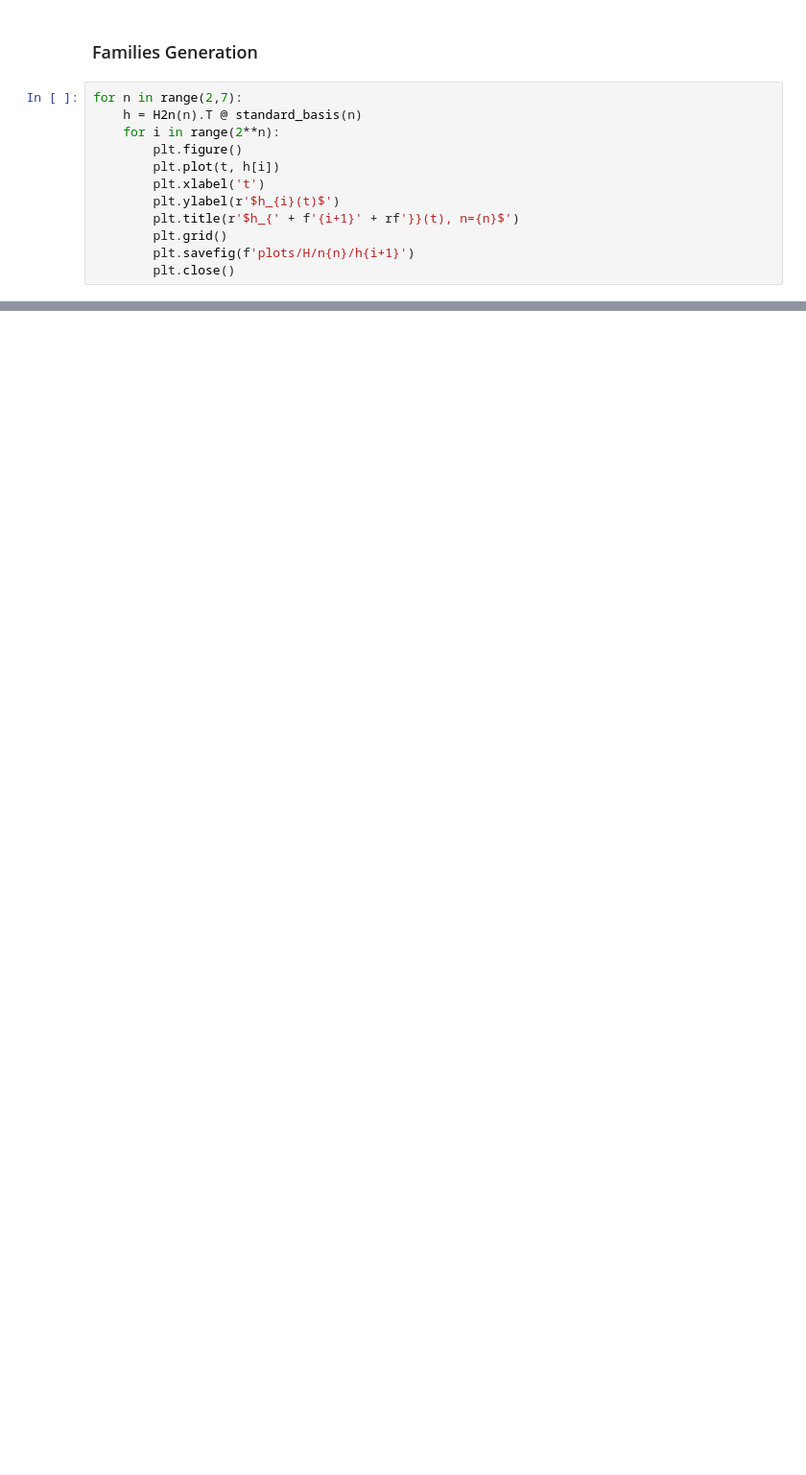
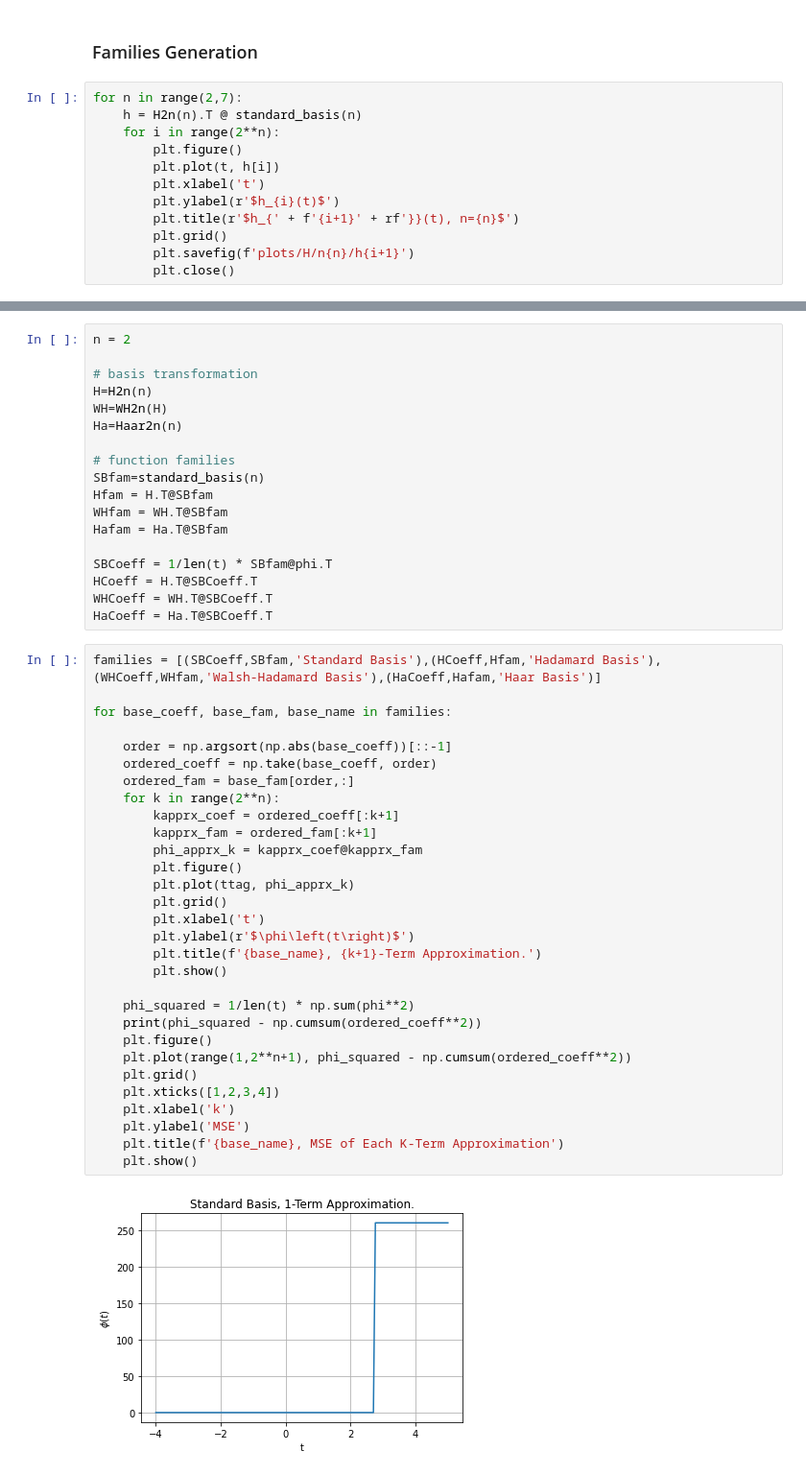
Before and after one commit to FlipperCoin/data-processing, a Jupyter notebook: hw2/Q2.ipynb, the cells around one changed output, grey strips where cells are left out. Shown: that part at 96% size. Saved outputs shown, nothing was run; the diff lists cells and outputs as text; blank space fills up the shorter version.

```diff
--- a/hw2/Q2.ipynb
+++ b/hw2/Q2.ipynb
@@ -45,0 +110,50 @@ for n in range(2,7):
+# %%
+n = 2
+
+# basis transformation
+H=H2n(n)
+WH=WH2n(H)
+Ha=Haar2n(n)
+
+# function families
+SBfam=standard_basis(n)
+Hfam = H.T@SBfam
+WHfam = WH.T@SBfam
+Hafam = Ha.T@SBfam
+
+SBCoeff = 1/len(t) * SBfam@phi.T
+HCoeff = H.T@SBCoeff.T
+WHCoeff = WH.T@SBCoeff.T
+HaCoeff = Ha.T@SBCoeff.T
+# %%
+families = [(SBCoeff,SBfam,'Standard Basis'),(HCoeff,Hfam,'Hadamard Basis'),(WHCoeff,WHfam,'Walsh-Hadamard Basis'),(HaCoeff,Hafam,'Haar Basis')]
+
+for base_coeff, base_fam, base_name in families:
+
+    order = np.argsort(np.abs(base_coeff))[::-1]
+    ordered_coeff = np.take(base_coeff, order)
+    ordered_fam = base_fam[order,:]
+    for k in range(2**n):
+        kapprx_coef = ordered_coeff[:k+1]
+        kapprx_fam = ordered_fam[:k+1]
+        phi_apprx_k = kapprx_coef@kapprx_fam
+        plt.figure()
+        plt.plot(ttag, phi_apprx_k)
+        plt.grid()
+        plt.xlabel('t')
+        plt.ylabel(r'$\phi\left(t\right)$')
+        plt.title(f'{base_name}, {k+1}-Term Approximation.')
+        plt.show()
+
+    phi_squared = 1/len(t) * np.sum(phi**2)
+    print(phi_squared - np.cumsum(ordered_coeff**2))
+    plt.figure()
+    plt.plot(range(1,2**n+1), phi_squared - np.cumsum(ordered_coeff**2))
+    plt.grid()
+    plt.xticks([1,2,3,4])
+    plt.xlabel('k')
+    plt.ylabel('MSE')
+    plt.title(f'{base_name}, MSE of Each K-Term Approximation')
+    plt.show()
+# %% [output]
+[figure, added]
```
Also changed, not shown: parts of 9 cells of this notebook.
